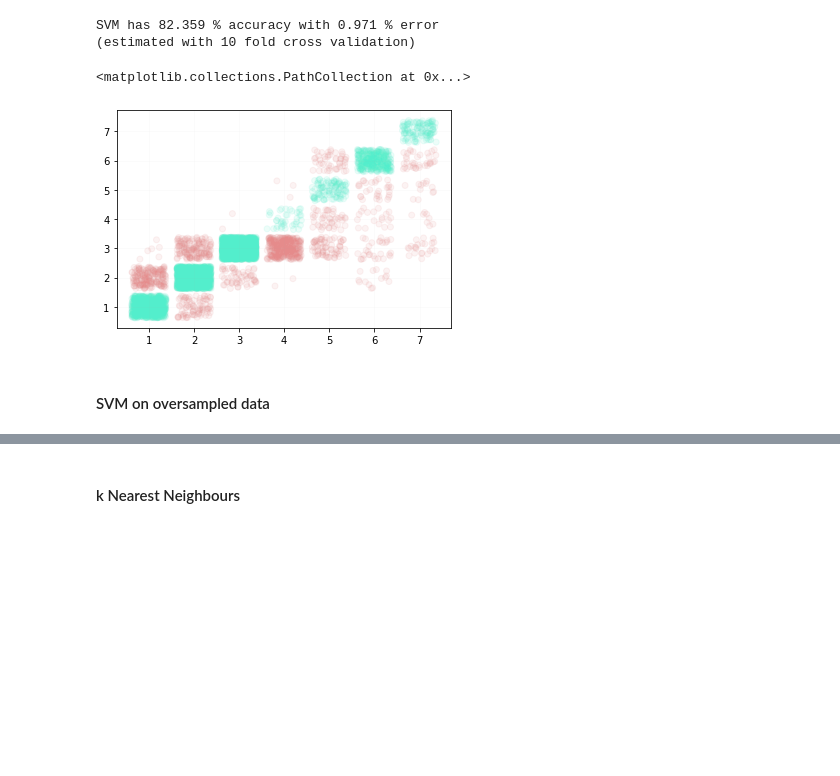
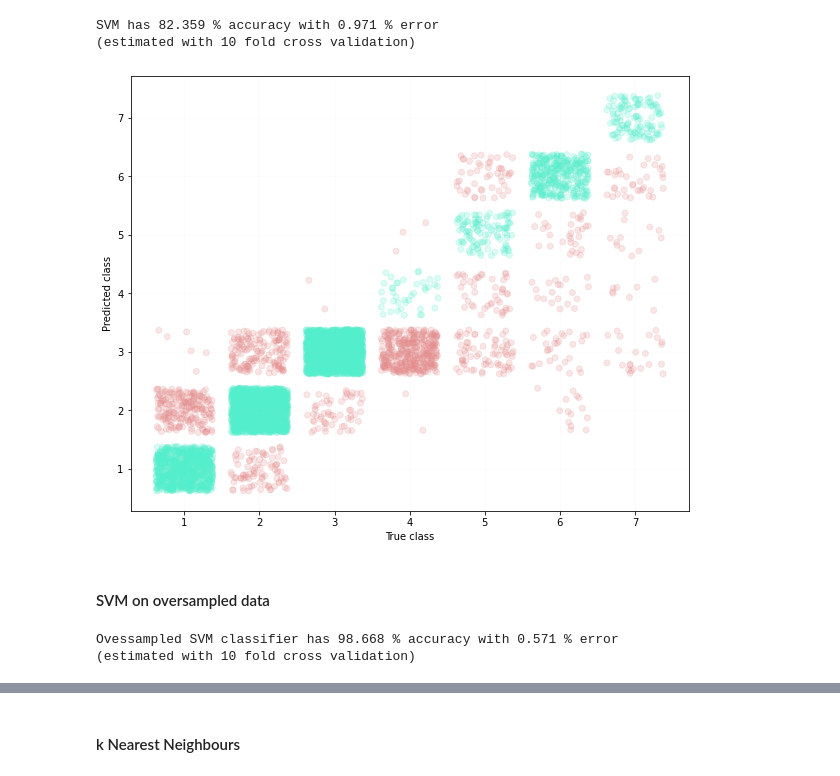
Before and after one commit to birbNoobstein/Predicting-enzyme-function, a Jupyter notebook: code/EnzymeClassification.ipynb, the cells around one changed output, grey strips where cells are left out. Saved outputs shown, nothing was run; the diff lists cells and outputs as text; code cells hidden in the pictures; blank space fills up the shorter version.

```diff
--- a/code/EnzymeClassification.ipynb
+++ b/code/EnzymeClassification.ipynb
@@ -43,12 +49,17 @@ Xo_train, Xo_test, yo_train, yo_test = train_test_split(data_ovs, y_ovs)
 # %%
-def plot_cmtx(acc, y, lim=False):
-    eps1 = np.random.default_rng().uniform(low=-0.38, high=0.38, size=len(y_test))
-    eps2 = np.random.default_rng().uniform(low=-0.38, high=0.38, size=len(y_test))
+def plot_cmtx(pred, y, lim=[], path=None):
+    plt.rcParams["figure.figsize"] = (10, 8)
+    eps1 = np.random.default_rng().uniform(low=-0.38, high=0.38, size=len(y))
+    eps2 = np.random.default_rng().uniform(low=-0.38, high=0.38, size=len(y))
     plt.grid(alpha=0.05)
-    plt.scatter(y_test+eps1, pred_mc-eps2, c=['#53eecc' if p else '#e58b8b' for p in y_test==pred_mc], alpha=0.2)
+    plt.scatter(y+eps1, pred-eps2, c=['#53eecc' if p else '#e58b8b' for p in y==pred], alpha=0.2)
     ax = plt.gca()
-    if not lim:
+    if len(lim) > 0:
         ax.set_ylim([0, 8])
+    ax.set_ylabel("Predicted class")
+    ax.set_xlabel("True class")
+    if path is not None:
+        plt.savefig(path)
 # %% [markdown]
 #### Majority Classifier
 # %%
@@ -117,21 +118,18 @@ SVM has 82.359 % accuracy with 0.971 % error
 # %%
 pred_svm = clf_svm.fit(X_train, y_train).predict(X_test)
 # %%
-eps1 = np.random.default_rng().uniform(low=-0.38, high=0.38, size=len(y_test))
-eps2 = np.random.default_rng().uniform(low=-0.38, high=0.38, size=len(y_test))
-plt.grid(alpha=0.05)
-plt.scatter(y_test+eps1, pred_svm-eps2, c=['#53eecc' if p else '#e58b8b' for p in y_test==pred_svm], alpha=0.1)
+plot_cmtx(pred_svm, y_test, path="../plots/SVM.png")
 # %% [output]
-<matplotlib.collections.PathCollection at 0x...>
-[figure, old version]
+[figure, new version]
 # %% [markdown]
 #### SVM on oversampled data
 # %%
 results_svm_ovs = cross_val_score(clf_svm, data_ovs, y_ovs, cv=len(results_major))
 # %%
-acc_svm_ovs = np.round(np.mean(results_knn_ovs) * 100, decimals=3)
-err_svm_ovs = np.round(np.std(results_svm_ovs) * 100, decimals=3)
-print("RF has", acc_svm_ovs, "% accuracy with", err_svm_ovs, "% error\n(estimated with", len(results_svm_ovs), "fold cross validation)")
+acc_svm_o, err_svm_o = accuracy(results_svm_ovs, "Ovessampled SVM classifier")
+# %% [output]
+Ovessampled SVM classifier has 98.668 % accuracy with 0.571 % error
+(estimated with 10 fold cross validation)
 # %%
 pred_svm_ovs = clf_svm.fit(Xo_train, yo_train).predict(Xo_test)
 # %%
```
Also changed, not shown: parts of 14 cells of this notebook, 7 other files.
